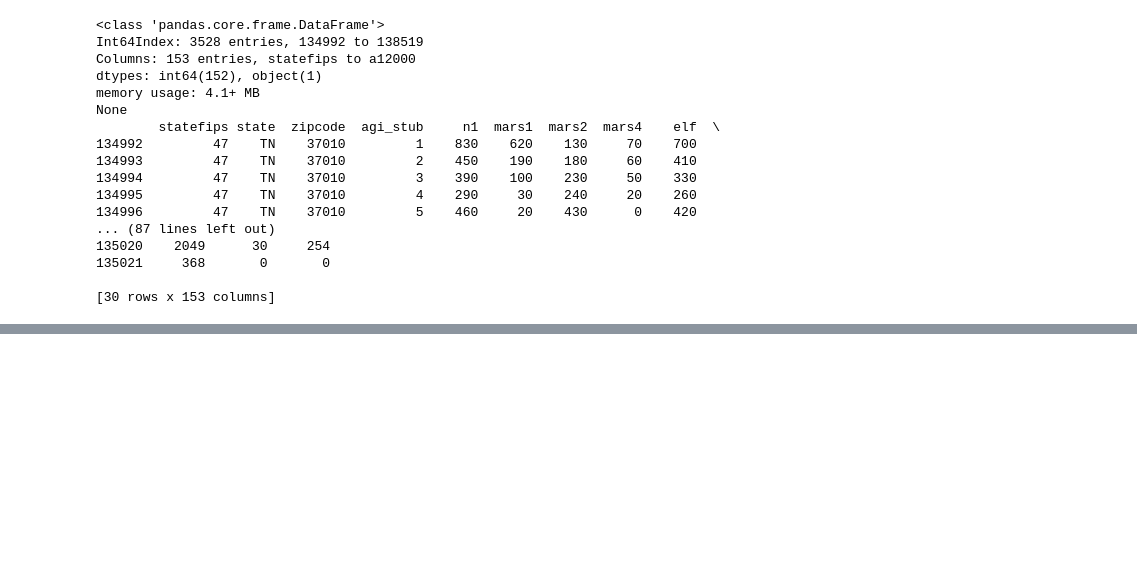
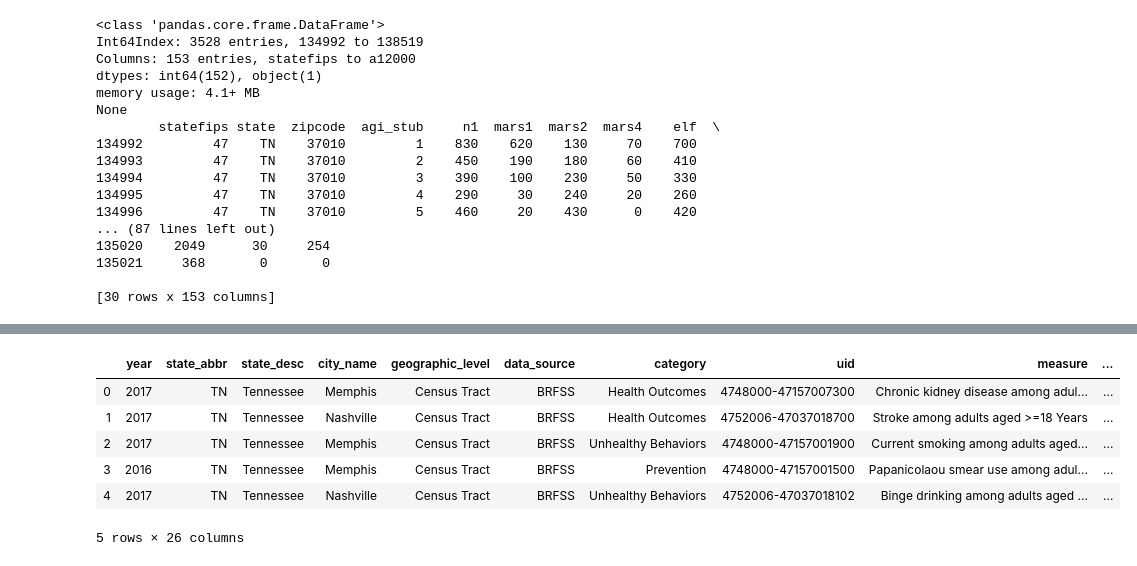
Before and after one commit to landrybutler/da2capstone, a Jupyter notebook: notebooks/01-Import Data and Create Dataframes.ipynb, the cells around one changed output, grey strips where cells are left out. Drawn from its saved outputs; the diff is of its cells as text; code cells hidden in the pictures; blank space fills up the shorter version.

```diff
--- a/notebooks/01-Import Data and Create Dataframes.ipynb
+++ b/notebooks/01-Import Data and Create Dataframes.ipynb
@@ -424,3 +420,16 @@ cities.head()
 | 3 | 2016 | TN | Tennessee | Memphis | Census Tract | BRFSS | Prevention | 4748000-47157001500 | Papanicolaou smear use among adul... | ... |
 | 4 | 2017 | TN | Tennessee | Nashville | Census Tract | BRFSS | Unhealthy Behaviors | 4752006-47037018102 | Binge drinking among adults aged ... | ... |
 5 rows × 24 columns
+# %%
+# before saving, need to split geolocation column into longitude and latitude
+# df[['First','Last']] = df.Name.str.split(expand=True)
+cities[['latitude','longitude']] = cities.geolocation.str.split(expand=True)
+cities.head()
+# %% [output]
+|  | year | state_abbr | state_desc | city_name | geographic_level | data_source | category | uid | measure | ... |
+| 0 | 2017 | TN | Tennessee | Memphis | Census Tract | BRFSS | Health Outcomes | 4748000-47157007300 | Chronic kidney disease among adul... | ... |
+| 1 | 2017 | TN | Tennessee | Nashville | Census Tract | BRFSS | Health Outcomes | 4752006-47037018700 | Stroke among adults aged >=18 Years | ... |
+| 2 | 2017 | TN | Tennessee | Memphis | Census Tract | BRFSS | Unhealthy Behaviors | 4748000-47157001900 | Current smoking among adults aged... | ... |
+| 3 | 2016 | TN | Tennessee | Memphis | Census Tract | BRFSS | Prevention | 4748000-47157001500 | Papanicolaou smear use among adul... | ... |
+| 4 | 2017 | TN | Tennessee | Nashville | Census Tract | BRFSS | Unhealthy Behaviors | 4752006-47037018102 | Binge drinking among adults aged ... | ... |
+5 rows × 26 columns
```
Also changed, not shown: parts of 3 cells of this notebook, 3 other files.
